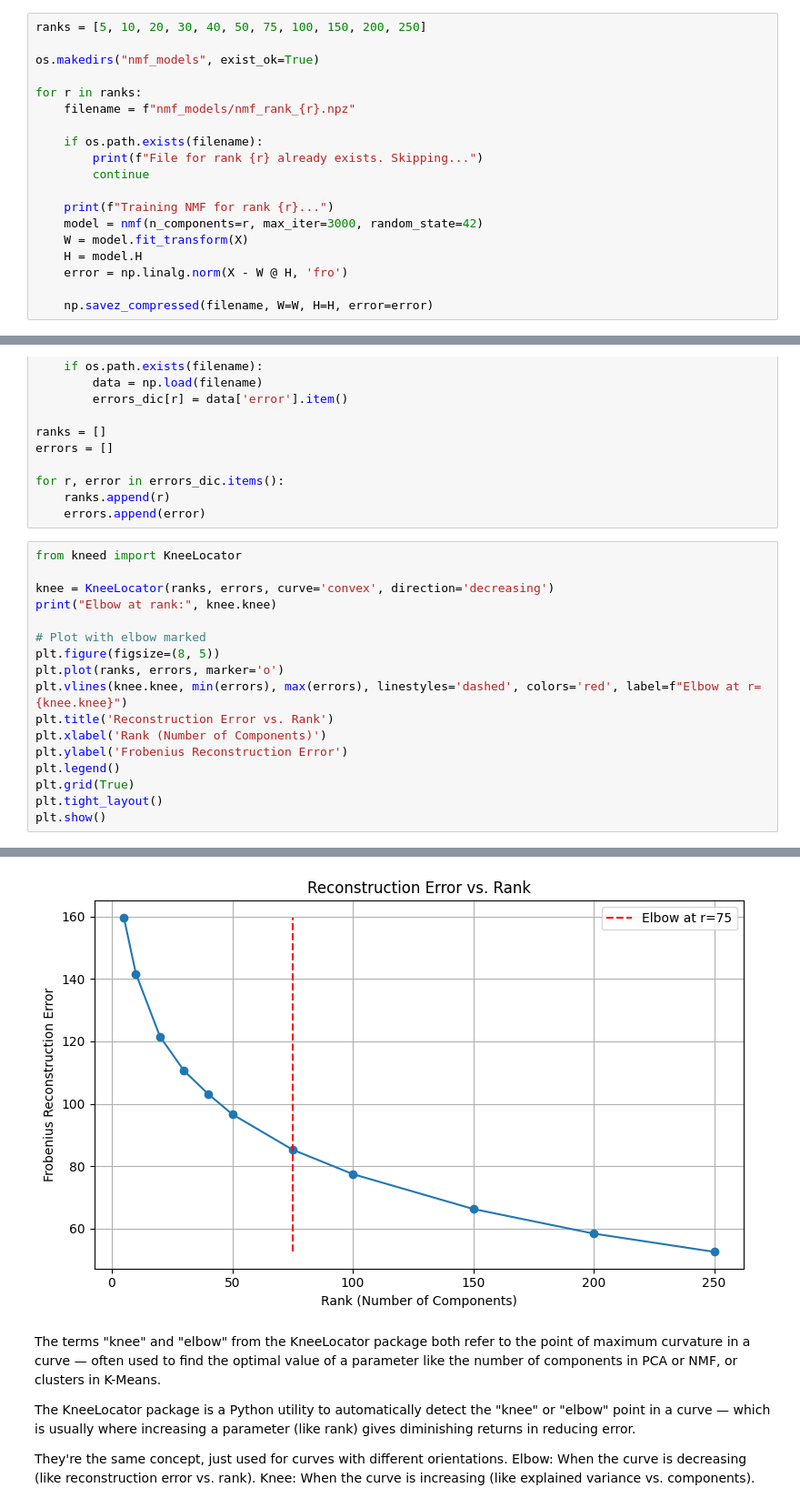
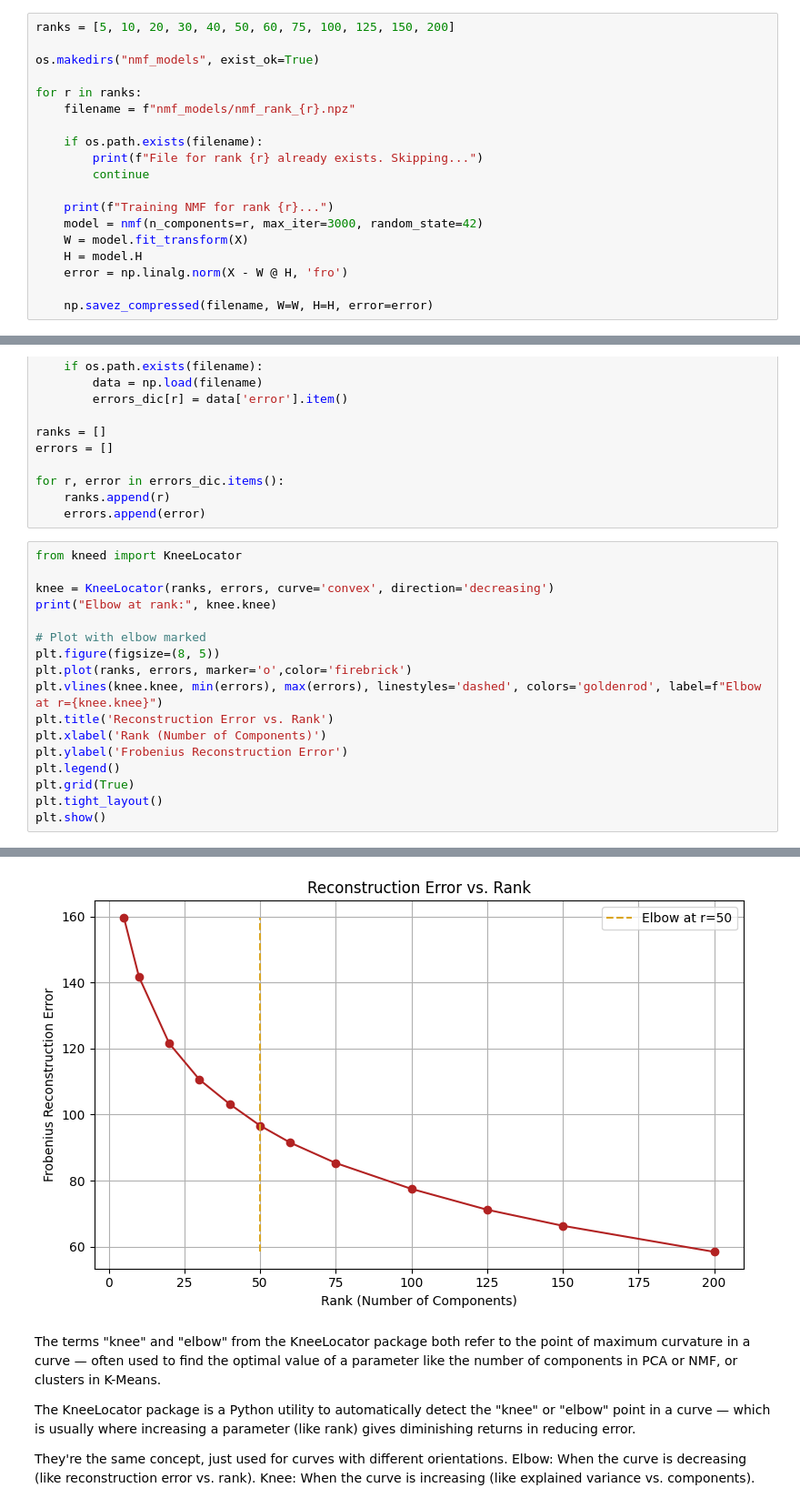
Before and after one commit to sofillav/nmf_project, a Jupyter notebook: notebook.ipynb, the cells around one changed output, grey strips where cells are left out. Shown at 91% size. Cells and saved outputs as stored; diff of their text form.

```diff
--- a/notebook.ipynb
+++ b/notebook.ipynb
@@ -46,7 +46,7 @@ Dataset shape: (n,m) = (1850, 1288)
 # %% [markdown]
 ## Training for different ranks
 # %%
-ranks = [5, 10, 20, 30, 40, 50, 75, 100, 150, 200, 250]
+ranks = [5, 10, 20, 30, 40, 50, 60, 75, 100, 125, 150, 200]
 
 os.makedirs("nmf_models", exist_ok=True)
 
@@ -101,8 +102,8 @@ print("Elbow at rank:", knee.knee)
 
 # Plot with elbow marked
 plt.figure(figsize=(8, 5))
-plt.plot(ranks, errors, marker='o')
-plt.vlines(knee.knee, min(errors), max(errors), linestyles='dashed', colors='red', label=f"Elbow at r={knee.knee}")
+plt.plot(ranks, errors, marker='o',color='firebrick')
+plt.vlines(knee.knee, min(errors), max(errors), linestyles='dashed', colors='goldenrod', label=f"Elbow at r={knee.knee}")
 plt.title('Reconstruction Error vs. Rank')
 plt.xlabel('Rank (Number of Components)')
 plt.ylabel('Frobenius Reconstruction Error')
@@ -115,4 +116,4 @@ Elbow at rank: 75
-[figure, old version]
+[figure, new version]
 # %% [markdown]
 The terms "knee" and "elbow" from the KneeLocator package both refer to the point of maximum curvature in a curve — often used to find the optimal value of a parameter like the number of components in PCA or NMF, or clusters in K-Means.
 
```
Also changed, not shown: parts of 4 cells of this notebook, 2 other files.
